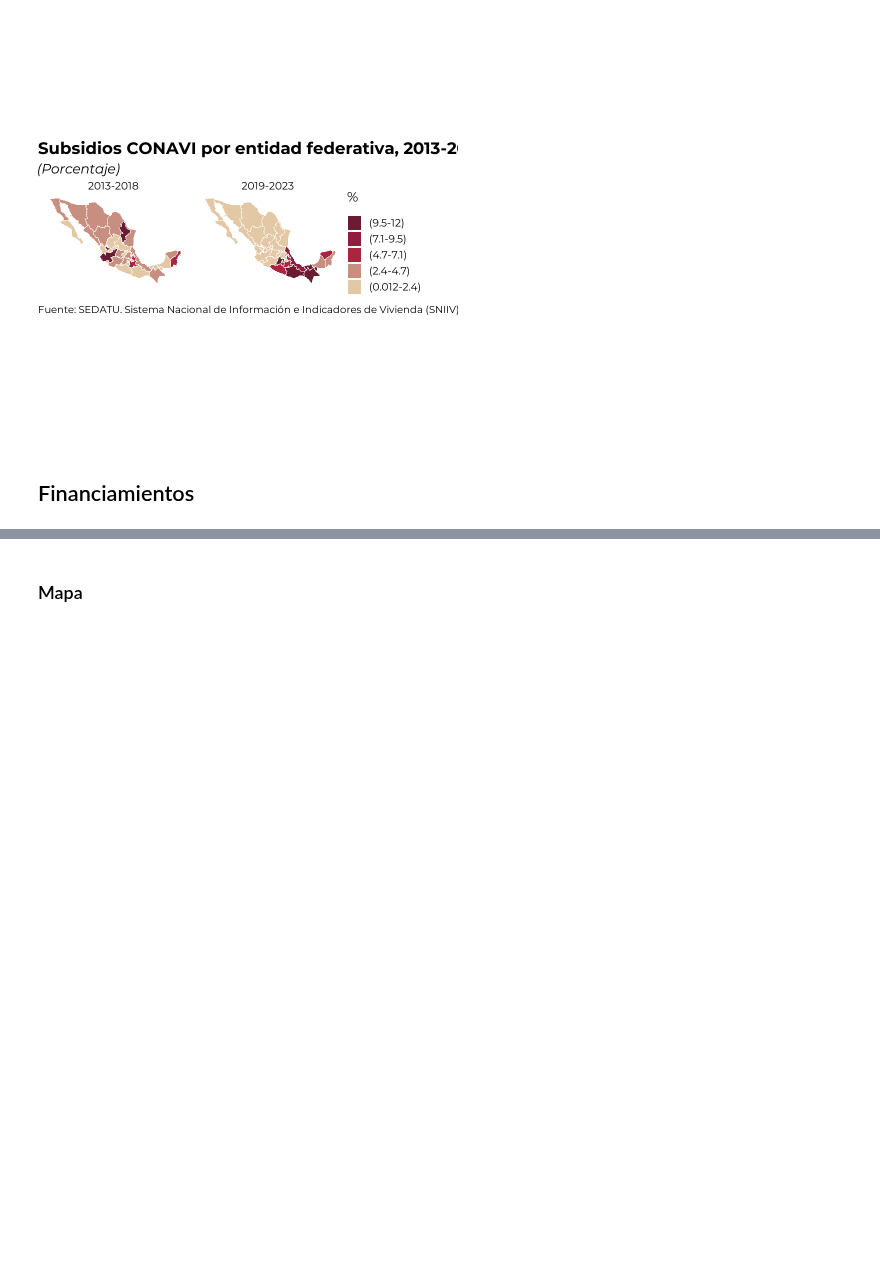
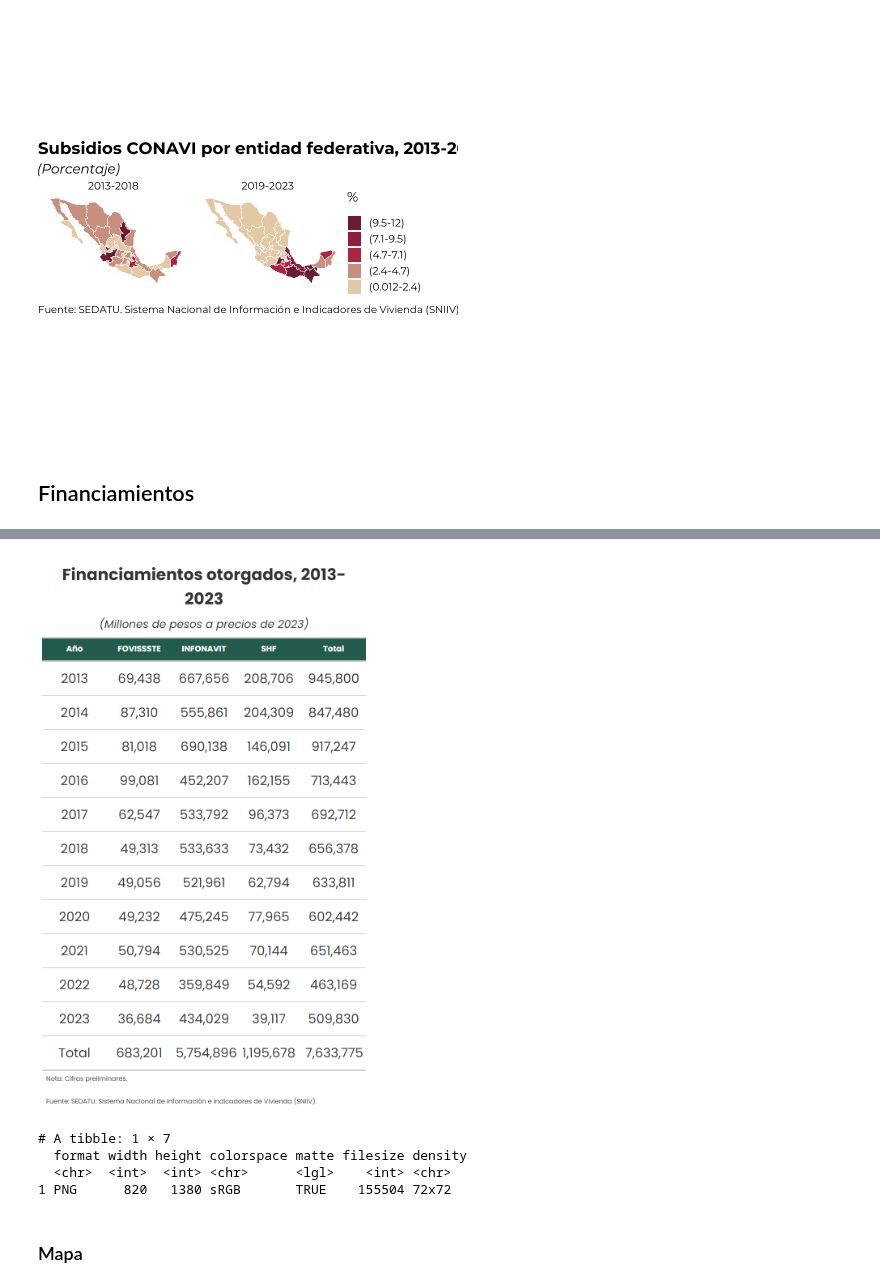
Before and after one commit to claudiodanielpc/datavivi, a Jupyter notebook: numeralia.ipynb, the cells around one changed output, grey strips where cells are left out. Saved outputs shown, nothing was run; the diff lists cells and outputs as text; code cells hidden in the pictures; blank space fills up the shorter version.

```diff
--- a/numeralia.ipynb
+++ b/numeralia.ipynb
@@ -307,3 +342,19 @@ crea_tabla("Financiamientos otorgados, 2013-2023","financiamientos.png")
+# %%
+df%>%
+agrupa_dato_anual("Financiamientos")%>%
+actualiza_precios(inpc)%>%
+select(Año, Organismo,Financiamientos)%>%
+pivot_wider(names_from = "Organismo", values_from = "Financiamientos")%>%
+janitor::adorn_totals(where = "row")%>%
+janitor::adorn_totals(where = "col")%>%
+#Crear tabla
+crea_tabla("Financiamientos otorgados, 2013-2023","(Millones de pesos a precios de 2023)",,"financiamientos_acc.png")
+# %% [output]
+[figure, added]
+# A tibble: 1 × 7
+  format width height colorspace matte filesize density
+  <chr>  <int>  <int> <chr>      <lgl>    <int> <chr>
+1 PNG      820   1380 sRGB       TRUE    155504 72x72
 # %% [markdown]
 ### Mapa
 # %%
```
Also changed, not shown: parts of 28 cells of this notebook.
